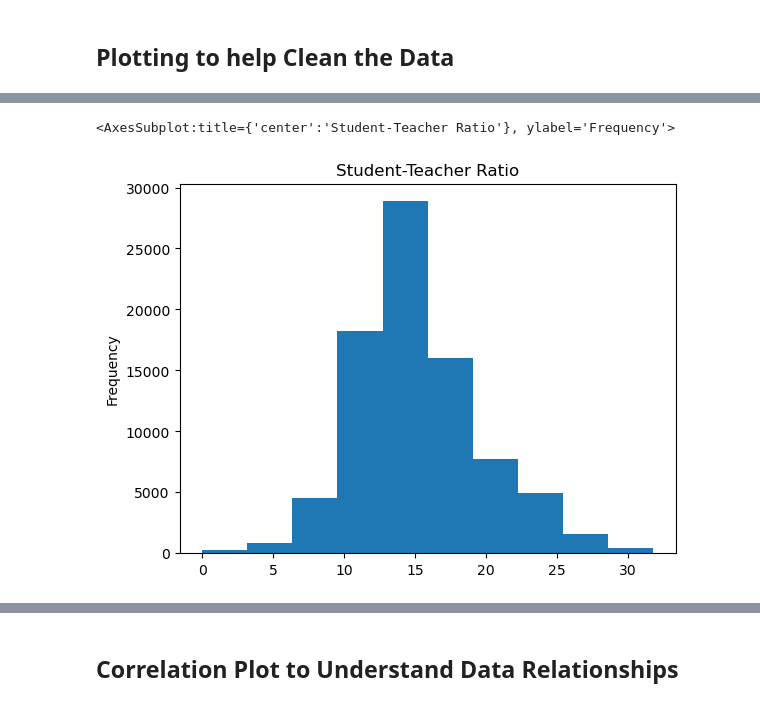
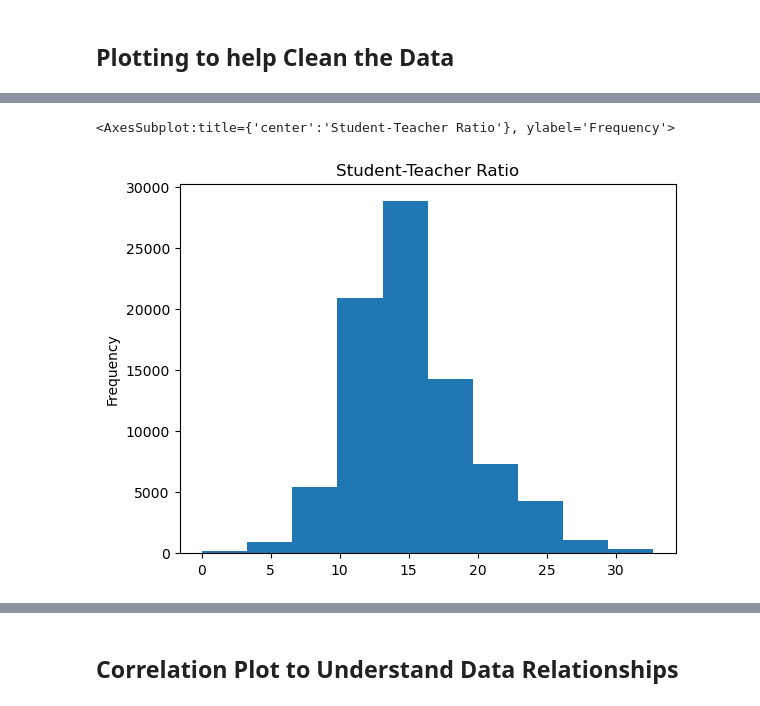
Before and after one commit to redtea3930/US_School_Analysis, a Jupyter notebook: public_school_analysis.ipynb, the cells around one changed output, grey strips where cells are left out. Cells and saved outputs as stored; diff of their text form; code cells hidden in the pictures.

```diff
--- a/public_school_analysis.ipynb
+++ b/public_school_analysis.ipynb
@@ -160,5 +119,5 @@ Name: SCHOOL_TYPE_TEXT, dtype: int64
 # %%
 # Create a subset of the dataframe that only includes regular schools ensure it was successful by comparing rows in the subset to the value counts above
-regular_schools = data_w_location[data_w_location["SCHOOL_TYPE_TEXT"] == "Regular school"]
-regular_schools
+regular_schools = data_w_location[data_w_location['school_type'] == "Regular school"]
+len(regular_schools)
 # %% [output]
@@ -199,8 +147,5 @@ regular_schools.isnull()
 # %%
 # Fill some of the columns with 0 where it makes sense
 
-# WRONG this creates new df with selected columns:
-#regular_schools[['AM', 'AS', 'BL', 'HP', 'HI', 'TR', 'WH']].fillna(0)
-
-#WORKS but gives warning
-#regular_schools[['AM', 'AS', 'BL', 'HP', 'HI', 'TR', 'WH']] = regular_schools[['AM', 'AS', 'BL', 'HP', 'HI', 'TR', 'WH']].fillna(0)
+nulls_by_race = {'native': 0, 'asian': 0, 'black': 0, 'pacific': 0, 'hispanic': 0, 'multi': 0, 'white': 0}
+regular_schools = regular_schools.fillna(value=nulls_by_race)
@@ -277,4 +173,3 @@ regular_schools_new.isnull()
 # %%
 # Drop remaining nulls wher it would make sense
-regular_schools_new = regular_schools_new.dropna()
-regular_schools_new
+regular_schools = regular_schools.dropna(axis = 0, how = 'any')
@@ -337,12 +252,12 @@ filter_ratio.plot(kind = 'hist',
 # %%
 # Re-Plot a histogram of Total Teachers after removing 0s and outliers above the 99th quantile
 
-q_high = regular_schools_new['Total Teachers'].quantile(0.99)
-filter_ratio = regular_schools_new['Total Teachers'][
-    (regular_schools_new['Total Teachers'] <= q_high) &
-    (regular_schools_new['Total Teachers'] >= 0)
+q_high = regular_schools['teachers'].quantile(0.99)
+filter_teachers = regular_schools['teachers'][
+    (regular_schools['teachers'] <= q_high) &
+    (regular_schools['teachers'] > 0)
 ]
-filter_ratio.plot(kind = 'hist',
-                 title = 'Total Teachers',
+filter_teachers.plot(kind = 'hist',
+                 title = 'Teachers',
                  )
 # %% [output]
@@ -351,18 +271,15 @@ filter_ratio.plot(kind = 'hist',
 # %%
 # Re-Plot a histogram of Student Teacher Ratio after removing 0s and outliers above the 99th quantile
 # For this histogram I will save changes to regular_schools dataframe for use in analysis below
 
-q_high = regular_schools_new['Student-Teacher Ratio'].quantile(0.99)
+qhigh = regular_schools['student_teacher_ratio'].quantile(0.99)
 
-# For this histogram I will save changes to regular_schools dataframe for use in analysis below
+# For 'student-teacher-ratio', I will create a new full dataframe for use in analysis below
+regular_schools_stfilter = regular_schools[
+    (regular_schools['student_teacher_ratio'] <= q_high) &
+    (regular_schools['student_teacher_ratio'] > 0)]
 
-regular_schools_new['Student-Teacher Ratio'] = regular_schools_new['Student-Teacher Ratio'][
-    (regular_schools_new['Student-Teacher Ratio'] <= q_high) &
-    (regular_schools_new['Student-Teacher Ratio'] >= 0)
-]
-regular_schools_new['Student-Teacher Ratio'].plot(kind = 'hist',
-                 title = 'Student-Teacher Ratio',
-                 )
+regular_schools_stfilter['student_teacher_ratio'].plot(kind = 'hist',title = 'Student-Teacher Ratio',)
 # %% [output]
 <AxesSubplot:title={'center':'Student-Teacher Ratio'}, ylabel='Frequency'>
-[figure, old version]
+[figure, new version]
```
Also changed, not shown: parts of 33 cells of this notebook.
